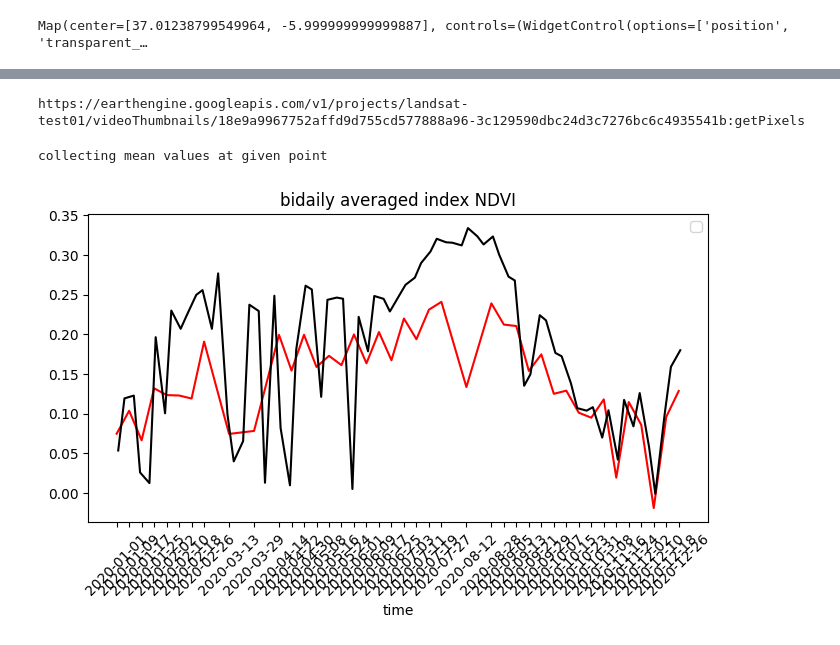
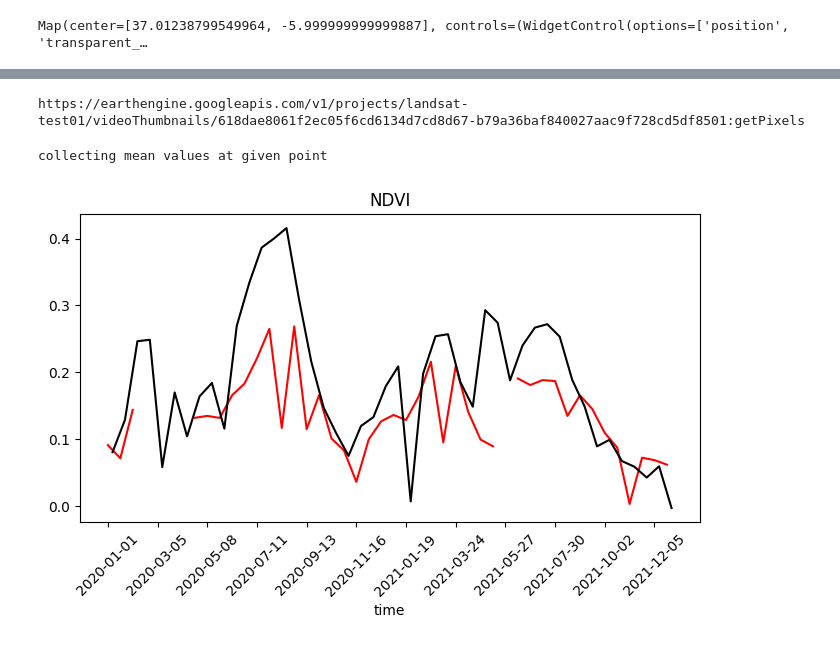
Before and after one commit to jclary-31/VegetationFromSpace_Landsat2_Sentinel8, a Jupyter notebook: Multispectral_Satellite_test.ipynb, the cells around one changed output, grey strips where cells are left out. Drawn from its saved outputs; the diff is of its cells as text; code cells hidden in the pictures.

```diff
--- a/Multispectral_Satellite_test.ipynb
+++ b/Multispectral_Satellite_test.ipynb
@@ -557,7 +557,7 @@ gifParams = {
     'region': region,
     'dimensions': 420,
     'crs': 'EPSG:3857',
-    'framesPerSecond': 2,
+    'framesPerSecond': 1,
     'format': 'gif'
 }
 
@@ -568,7 +568,7 @@ print(rgbVis.getVideoThumbURL(gifParams))
 #from ee import ui
 #print(ui.Thumbnail(rgbVis, gifParams))
 # %% [output]
-https://earthengine.googleapis.com/v1/projects/landsat-test01/videoThumbnails/18e9a9967752affd9d755cd577888a96-3c129590dbc24d3c7276bc6c4935541b:getPixels
+https://earthengine.googleapis.com/v1/projects/landsat-test01/videoThumbnails/618dae8061f2ec05f6cd6134d7cd8d67-b79a36baf840027aac9f728cd5df8501:getPixels
 # %%
 ################################################################################################
 ################################################################################################
@@ -576,10 +576,10 @@ https://earthengine.googleapis.com/v1/projects/landsat-test01/videoThumbnails/18
 #I need long time here but a 'small' area
 feature='NDVI' # index to analyze or a spectral band
 
-poi = ee.Geometry.Point(lon,lat).buffer(10000) #point of interest with 10000m buffer circle area
+poi = ee.Geometry.Point(lon,lat).buffer(1000) #point of interest with 10000m buffer circle area
 
 date_i='2020-01-01'
-date_f='2021-01-01' # I need one year at least to be able to do harmonic decomposition ('seasonal')
+date_f='2022-01-01' # I need one year at least to be able to do harmonic decomposition ('seasonal')
 dates=(date_i,date_f)
 
 Landsat=getCollection('landsat',dates,region)
@@ -600,42 +600,46 @@ Landsat=Landsat.map(compute_ndwi)
 Landsat=Landsat.map(compute_bsi)
 Landsat=Landsat.map(compute_satvi)
 
 
 
 
 #redo but on years and on point of interest, not whole large area
 
 print('collecting mean values at given point')
 
 method='median'
 #Era5_df=ImageColl_toDataFrame(Era5,poi,method)
 Land_df=ImageColl_toDataFrame(Landsat,poi,method)
 Sent_df=ImageColl_toDataFrame(Sentinel,poi,method)
 
 # convert time to timestamp
 Land_df.index=pd.to_datetime(Land_df.index,utc=True)
 Sent_df.index=pd.to_datetime(Sent_df.index,utc=True)
 
-#daily resample
-#Land_df=Land_df.groupby(Land_df.index.date).mean() # groupy remove time as a timestamp
-#Sent_df=Sent_df.groupby(Sent_df.index.date).mean()
-Land_df=Land_df.resample('2D',axis=0).mean().dropna(subset=Land_df.columns[0])
-Sent_df=Sent_df.resample('2D',axis=0).mean().dropna(subset=Sent_df.columns[0])
+
+#remove date with no data
+Land_df=Land_df.dropna(subset=feature)
+Sent_df=Sent_df.dropna(subset=feature)
+
+###landsat cycle is 16 days, sentinel is about 10 days,
+# put them on the same time reference
+Land_df=Land_df.resample('16D',axis=0).mean()
+Sent_df=Sent_df.resample('16D',axis=0).mean()
 
 #timeserie
 timeformat='%Y-%m-%d'
-timelabel=[x.strftime(timeformat) for x in Land_df.index]#less timestamp with landsat
+timelabel=[x.strftime(timeformat) for x in Land_df.index]
 
 
+n=4
 fig,ax=plt.subplots(figsize=(8,4))
-ax.plot(Land_df.index,Land_df[feature],'r')
-ax.plot(Sent_df.index,Sent_df[feature],'k')
-ax.legend('Landsat8','Sentinel2')
+ax.plot(Land_df.index,Land_df[feature],'r',label='Landsat8')
+ax.plot(Sent_df.index,Sent_df[feature],'k',label='Sentinel2')
 ax.set_xlabel('time')
-ax.set_xticks(Land_df.index, labels=timelabel)
+ax.set_xticks(Land_df.index[::n], labels=timelabel[::n])
 ax.tick_params(axis='x', labelrotation=45)
-ax.set_title('bidaily averaged index '+ feature )
+ax.set_title( feature )
 fig.show()
 # %% [output]
 collecting mean values at given point
-[figure, old version]
+[figure, new version]
```
Also changed, not shown: parts of 6 cells of this notebook.
